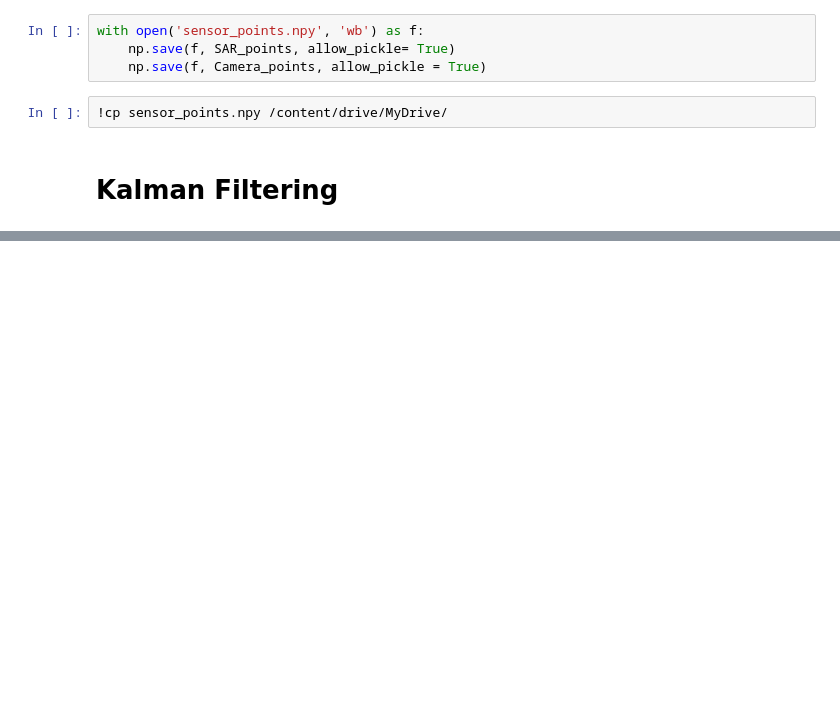
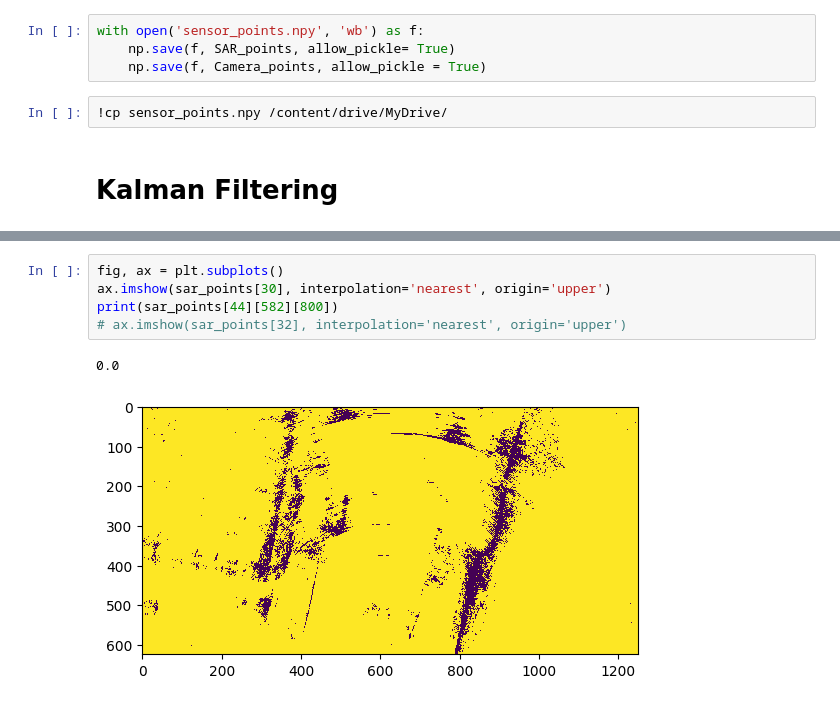
Before and after one commit to omprabhu98/MEngCapstone2022, a Jupyter notebook: Sensor_Fusion_Camera_and_Radar.ipynb, the cells around one changed output, grey strips where cells are left out. Saved outputs shown, nothing was run; the diff lists cells and outputs as text; blank space fills up the shorter version.

```diff
--- a/Sensor_Fusion_Camera_and_Radar.ipynb
+++ b/Sensor_Fusion_Camera_and_Radar.ipynb
@@ -820,0 +847,8 @@ for i in range(len(camera_points)):
+# %%
+fig, ax = plt.subplots()
+ax.imshow(sar_points[30], interpolation='nearest', origin='upper')
+print(sar_points[44][582][800])
+# ax.imshow(sar_points[32], interpolation='nearest', origin='upper')
+# %% [output]
+0.0
+[figure, added]
```
Also changed, not shown: parts of 6 cells of this notebook.
